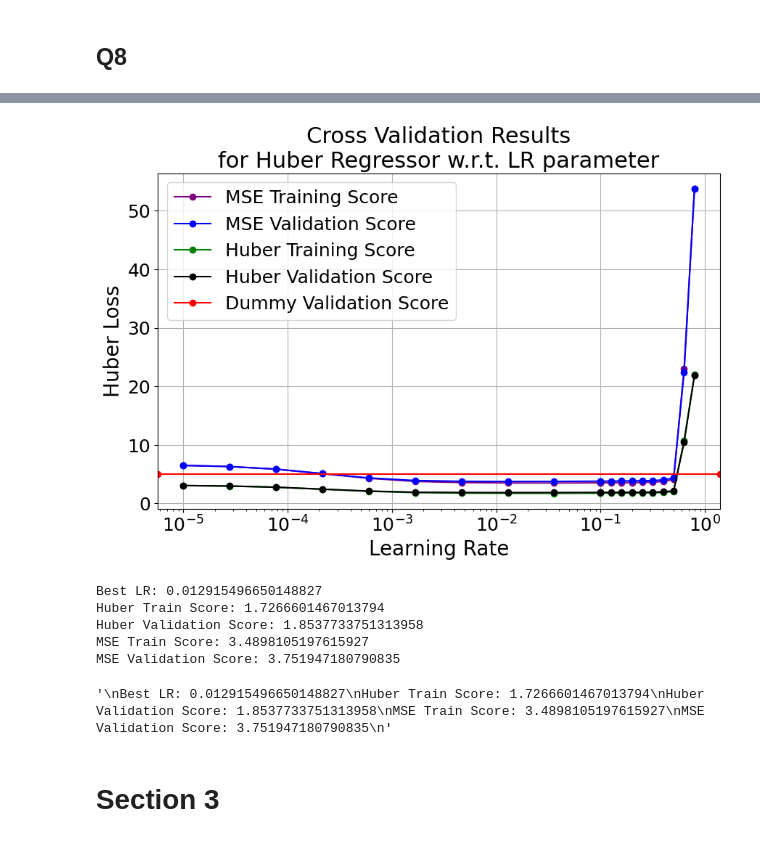
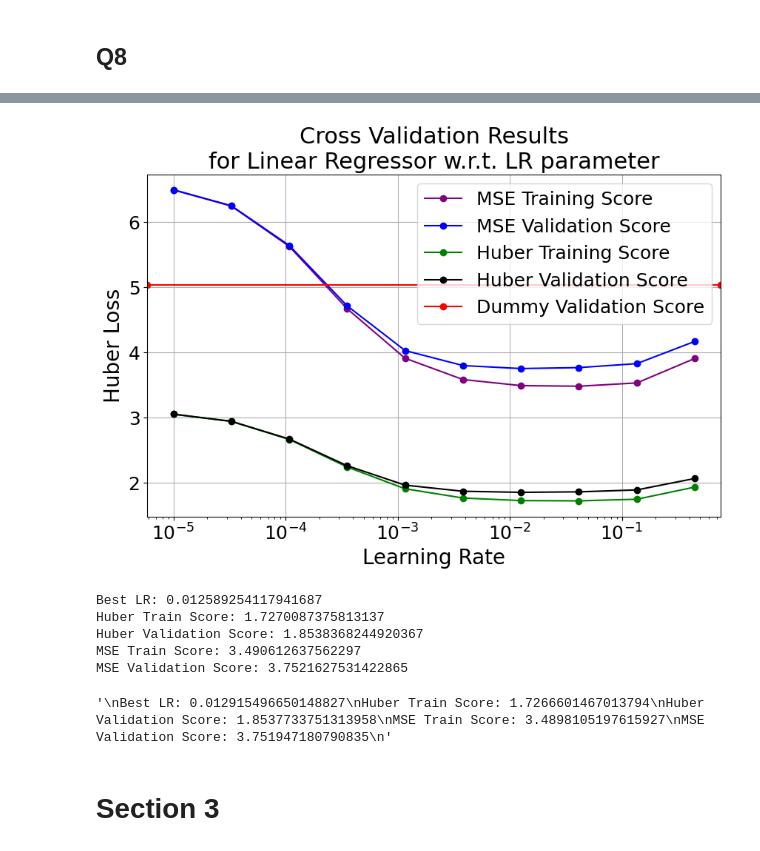
Before and after one commit to dgershko/iml_hw3, a Jupyter notebook: hw3.ipynb, the cells around one changed output, grey strips where cells are left out. Drawn from its saved outputs; the diff is of its cells as text; code cells hidden in the pictures.

Commit message:
Plot titles

```diff
--- a/hw3.ipynb
+++ b/hw3.ipynb
@@ -367,7 +367,7 @@ Best delta: 5.760917860337551, corresponds to quantile: 0.98
 def huber_loss(estimator, x, y):
     return LinearRegressor.loss(estimator.w, estimator.b, x, y, delta)
 
-lr_values = list(np.logspace(-5, -1, 10)) +list(np.logspace(-1, -0.1, 10))
+lr_values = list(np.logspace(-5, -0.35, 10))
 # # print(f"delta: {delta}")
 huber_train = []
 huber_validation = []
@@ -395,44 +395,44 @@ plt.axhline(y=dummy_validation_score, label="Dummy Validation Score", marker="o"
 plt.xlabel("Learning Rate")
 plt.ylabel("Huber Loss")
 plt.title("""Cross Validation Results
-for Huber Regressor w.r.t. LR parameter""")
+for Linear Regressor w.r.t. LR parameter""")
 plt.legend()
 plt.grid(True)
 plt.show()
 
 best_index = np.argmin(mse_validation)
 best_lr = lr_values[best_index]
 print(f"Best LR: {best_lr}")
 print(f"Huber Train Score: {huber_train[best_index]}")
 print(f"Huber Validation Score: {huber_validation[best_index]}")
 print(f"MSE Train Score: {mse_train[best_index]}")
 print(f"MSE Validation Score: {mse_validation[best_index]}")
 
 # ## [TODO!] IS THIS RIGHT?
 # linear = LinearRegressor(lr=best_lr, huber_delta=delta)
 # linear_mse_cv_result = cross_validate(linear, prepared_X, prepared_y, cv=5, return_train_score=True, scoring={"neg_mean_squared_error": "neg_mean_squared_error", "huber_loss": huber_loss}, n_jobs=5)
 # # cross_val_res = cross_validate(dummy_regressor, X_train, y_train, cv=k_folds, scoring={"neg_mean_squared_error": scoring, "huber loss": huber_loss})
 
 # neg_mse_test = np.abs(linear_mse_cv_result["test_neg_mean_squared_error"].mean())
 # huber_train = np.abs(linear_mse_cv_result["train_huber_loss"].mean())
 # print(f"mse test: {neg_mse_test:.5f}, huber train: {huber_train:.5f}")
 # TASK !!
 linear_regressor = LinearRegressor(lr=best_lr, huber_delta=delta)
 linear_regressor.fit(prepared_X, prepared_y)
 """
 Best LR: 0.012915496650148827
 Huber Train Score: 1.7266601467013794
 Huber Validation Score: 1.8537733751313958
 MSE Train Score: 3.4898105197615927
 MSE Validation Score: 3.751947180790835
 """
 # %% [output]
-[figure, old version]
+[figure, new version]
-Best LR: 0.012915496650148827
-Huber Train Score: 1.7266601467013794
-Huber Validation Score: 1.8537733751313958
-MSE Train Score: 3.4898105197615927
-MSE Validation Score: 3.751947180790835
+Best LR: 0.012589254117941687
+Huber Train Score: 1.7270087375813137
+Huber Validation Score: 1.8538368244920367
+MSE Train Score: 3.490612637562297
+MSE Validation Score: 3.7521627531422865
 '\nBest LR: 0.012915496650148827\nHuber Train Score: 1.7266601467013794\nHuber Validation Score: 1.8537733751313958\nMSE Train Score: 3.4898105197615927\nMSE Validation Score: 3.751947180790835\n'
 # %%
 # ## THIS IS A TEST FOR Q9 - PLEASE IGNORE
```
Also changed, not shown: parts of 5 cells of this notebook.
